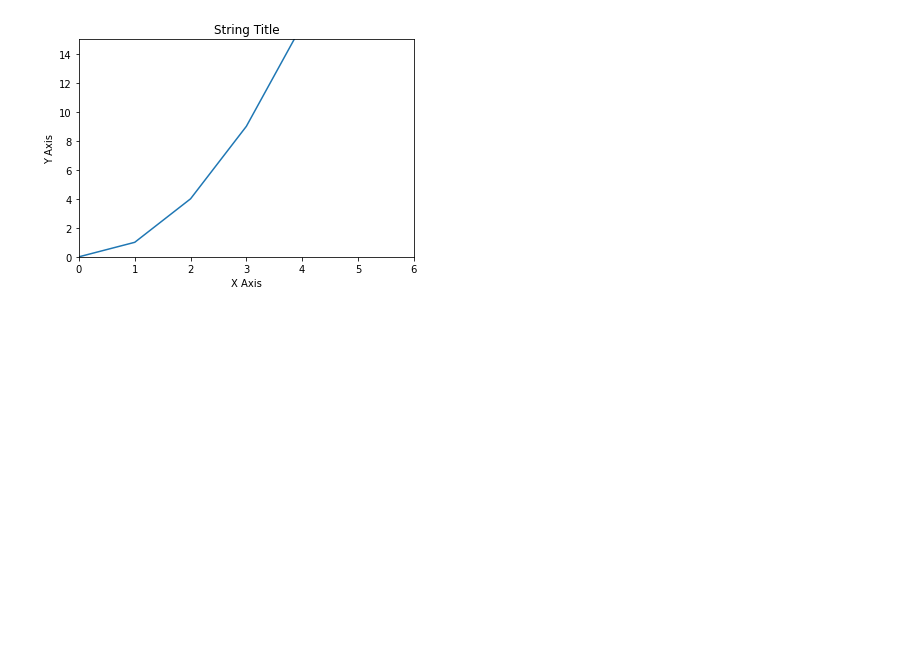
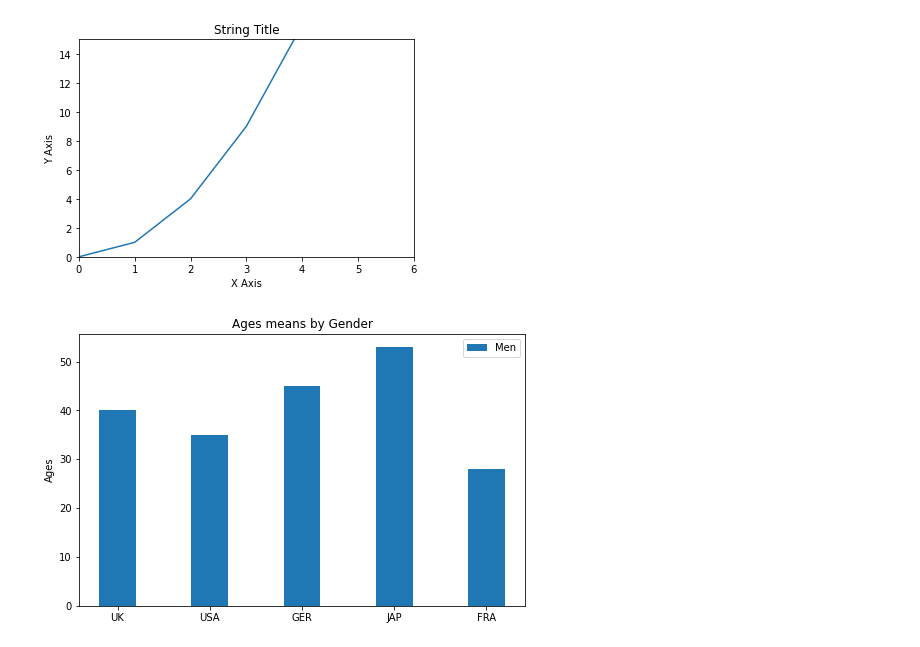
Before and after one commit to Ertugrul-Kurubal/Data-Visualization-With-Python, a Jupyter notebook: Matplotlib Basics Hand On.ipynb, the cells around one changed output. Saved outputs shown, nothing was run; the diff lists cells and outputs as text; code cells hidden in the pictures; blank space fills up the shorter version.

```diff
--- a/Matplotlib Basics Hand On.ipynb
+++ b/Matplotlib Basics Hand On.ipynb
@@ -90,3 +90,15 @@ plt.title("String Title")
 plt.savefig("myfirstplot.png")
 # %% [output]
 [figure]
+# %%
+labels = ['UK', 'USA', 'GER', 'JAP', 'FRA']
+men_means = [40, 35, 45, 53, 28]
+fig, ax = plt.subplots(figsize=(8,5))
+ax.bar(labels,men_means, label="Men", width=0.4)
+ax.set_ylabel('Ages')
+ax.set_title("Ages means by Gender")
+ax.set_xticks(x)
+ax.set_xticklabels(labels)
+ax.legend();
+# %% [output]
+[figure, added]
```
Also changed, not shown: parts of 2 cells of this notebook.
